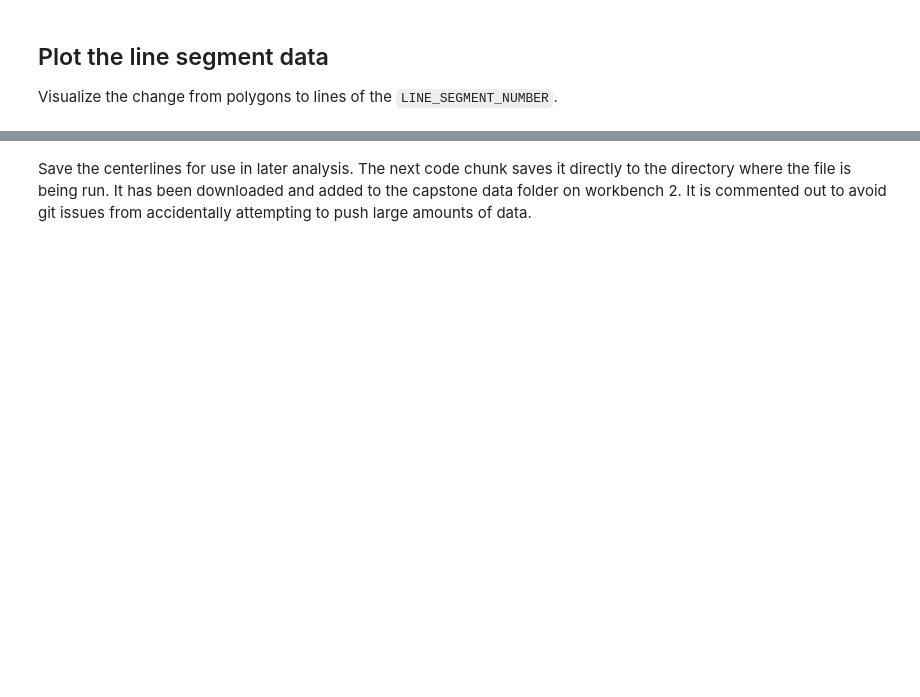
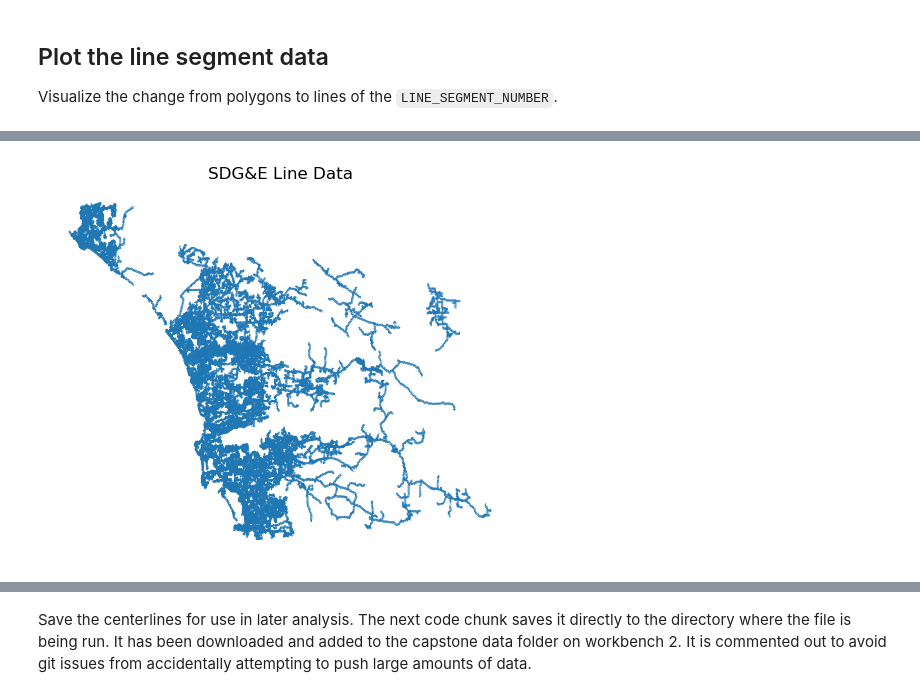
Before and after one commit to sofiiir/SDG-E, a Jupyter notebook: sdge_lines.ipynb, the cells around one changed output, grey strips where cells are left out. Drawn from its saved outputs; the diff is of its cells as text; code cells hidden in the pictures; blank space fills up the shorter version.

```diff
--- a/sdge_lines.ipynb
+++ b/sdge_lines.ipynb
@@ -97,0 +121,12 @@ plt.show()
+# %%
+# plot the all of the generation line data
+fig, ax = plt.subplots()
+
+sdge_agg_lines.plot(ax=ax)
+
+ax.set_title('SDG&E Line Data')
+ax.axis('off')
+
+plt.show()
+# %% [output]
+[figure, added]
```
Also changed, not shown: parts of 16 cells of this notebook.
